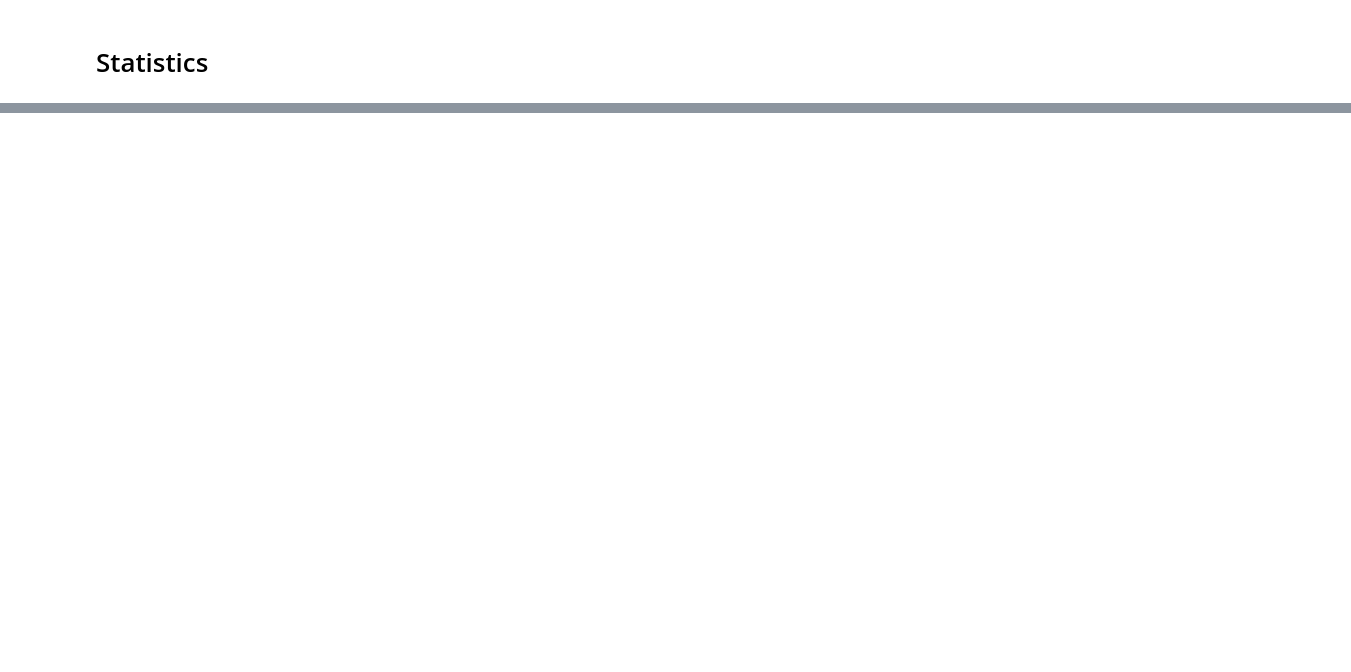
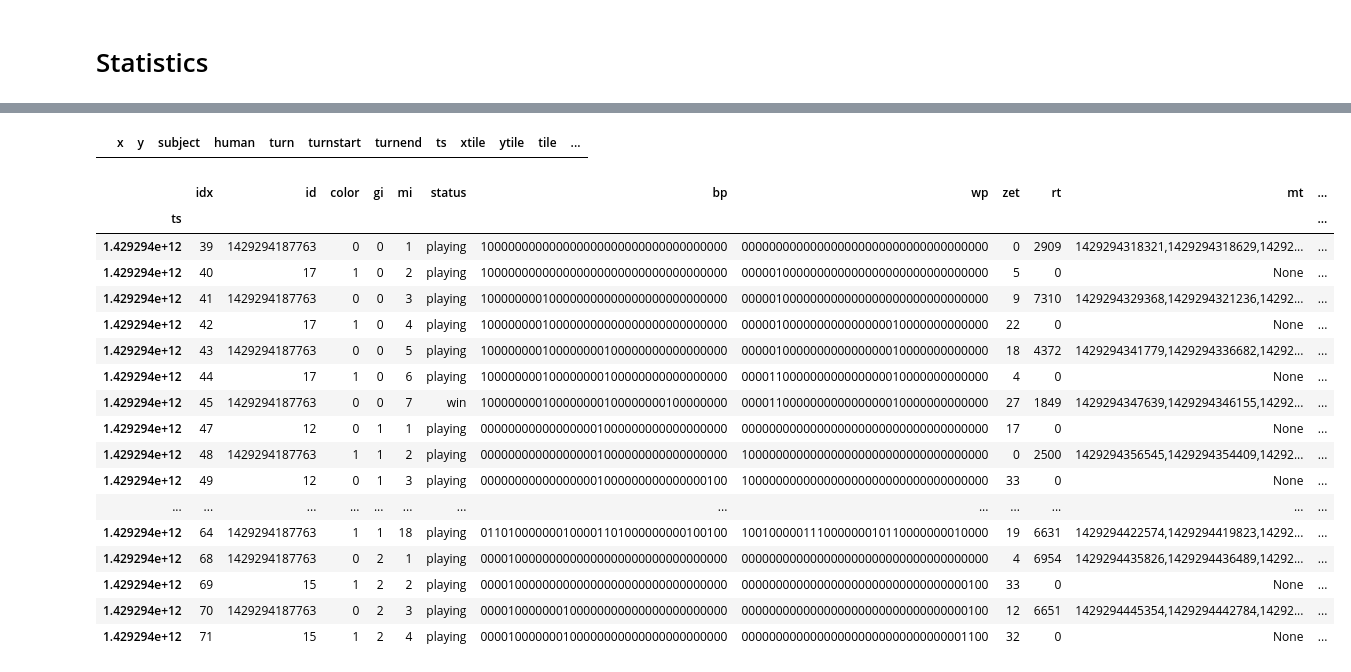
Before and after one commit to galbiati/mnk-cleaning-analysis, a Jupyter notebook: 2_eye/FINAL.ipynb, the cells around one changed output, grey strips where cells are left out. Drawn from its saved outputs; the diff is of its cells as text; code cells hidden in the pictures; blank space fills up the shorter version.

```diff
--- a/2_eye/FINAL.ipynb
+++ b/2_eye/FINAL.ipynb
@@ -128,0 +296,3 @@ t = [make_tidy(i) for i in range(len(e_list))]
+# %%
+g = g_list[3]
+g.loc[g['status'].isin(['playing', 'win', 'draw']), 'turn'].values
@@ -202,0 +423,26 @@ hists.loc[1, :].sum()
+# %%
+_t = m.loc[m['turn'].isin([117,118,119])]
+_t
+# %% [output]
+|  | x | y | subject | human | turn | turnstart | turnend | ts | xtile | ytile | tile | ... |
+# %%
+g.loc[g.status.isin(['playing', 'draw', 'win'])].sort_index().head(30)
+# %% [output]
+|  | idx | id | color | gi | mi | status | bp | wp | zet | rt | mt | ... |
+| ts |  |  |  |  |  |  |  |  |  |  |  | ... |
+| 1.429294e+12 | 39 | 1429294187763 | 0 | 0 | 1 | playing | 100000000000000000000000000000000000 | 000000000000000000000000000000000000 | 0 | 2909 | 1429294318321,1429294318629,14292... | ... |
+| 1.429294e+12 | 40 | 17 | 1 | 0 | 2 | playing | 100000000000000000000000000000000000 | 000001000000000000000000000000000000 | 5 | 0 | None | ... |
+| 1.429294e+12 | 41 | 1429294187763 | 0 | 0 | 3 | playing | 100000000100000000000000000000000000 | 000001000000000000000000000000000000 | 9 | 7310 | 1429294329368,1429294321236,14292... | ... |
+| 1.429294e+12 | 42 | 17 | 1 | 0 | 4 | playing | 100000000100000000000000000000000000 | 000001000000000000000010000000000000 | 22 | 0 | None | ... |
+| 1.429294e+12 | 43 | 1429294187763 | 0 | 0 | 5 | playing | 100000000100000000100000000000000000 | 000001000000000000000010000000000000 | 18 | 4372 | 1429294341779,1429294336682,14292... | ... |
+| 1.429294e+12 | 44 | 17 | 1 | 0 | 6 | playing | 100000000100000000100000000000000000 | 000011000000000000000010000000000000 | 4 | 0 | None | ... |
+| 1.429294e+12 | 45 | 1429294187763 | 0 | 0 | 7 | win | 100000000100000000100000000100000000 | 000011000000000000000010000000000000 | 27 | 1849 | 1429294347639,1429294346155,14292... | ... |
+| 1.429294e+12 | 47 | 12 | 0 | 1 | 1 | playing | 000000000000000001000000000000000000 | 000000000000000000000000000000000000 | 17 | 0 | None | ... |
+| 1.429294e+12 | 48 | 1429294187763 | 1 | 1 | 2 | playing | 000000000000000001000000000000000000 | 100000000000000000000000000000000000 | 0 | 2500 | 1429294356545,1429294354409,14292... | ... |
+| 1.429294e+12 | 49 | 12 | 0 | 1 | 3 | playing | 000000000000000001000000000000000100 | 100000000000000000000000000000000000 | 33 | 0 | None | ... |
+| ... | ... | ... | ... | ... | ... | ... | ... | ... | ... | ... | ... | ... |
+| 1.429294e+12 | 64 | 1429294187763 | 1 | 1 | 18 | playing | 011010000000100001101000000000100100 | 100100000111000000010110000000010000 | 19 | 6631 | 1429294422574,1429294419823,14292... | ... |
+| 1.429294e+12 | 68 | 1429294187763 | 0 | 2 | 1 | playing | 000010000000000000000000000000000000 | 000000000000000000000000000000000000 | 4 | 6954 | 1429294435826,1429294436489,14292... | ... |
+| 1.429294e+12 | 69 | 15 | 1 | 2 | 2 | playing | 000010000000000000000000000000000000 | 000000000000000000000000000000000100 | 33 | 0 | None | ... |
+| 1.429294e+12 | 70 | 1429294187763 | 0 | 2 | 3 | playing | 000010000000100000000000000000000000 | 000000000000000000000000000000000100 | 12 | 6651 | 1429294445354,1429294442784,14292... | ... |
+| 1.429294e+12 | 71 | 15 | 1 | 2 | 4 | playing | 000010000000100000000000000000000000 | 000000000000000000000000000000001100 | 32 | 0 | None | ... |
```
Also changed, not shown: parts of 22 cells of this notebook.
